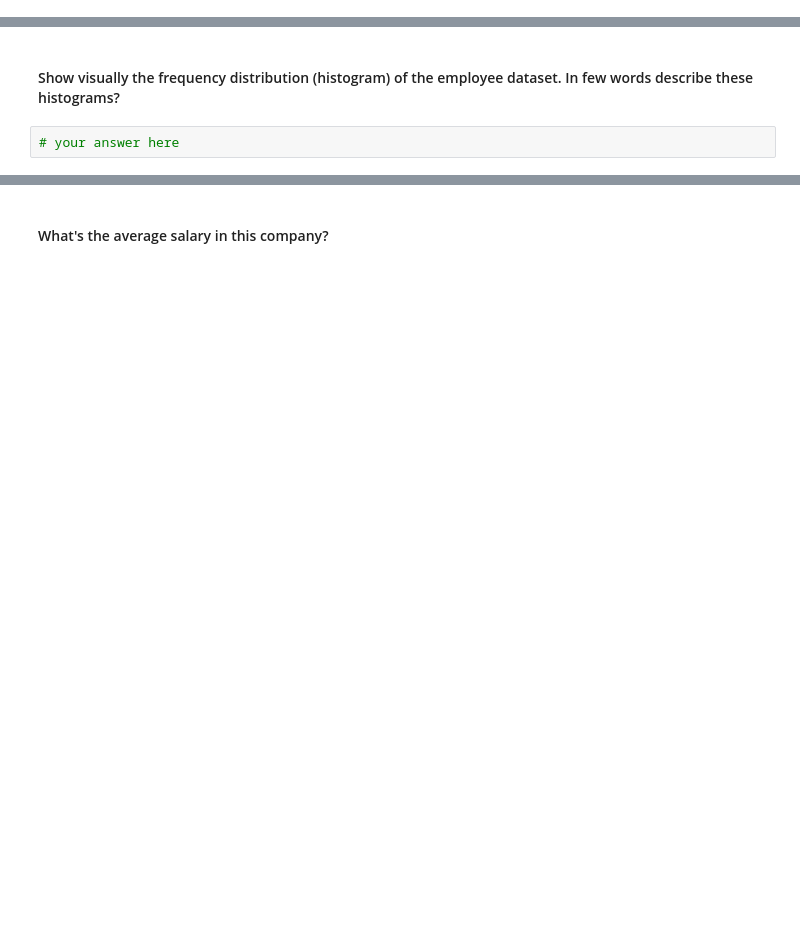
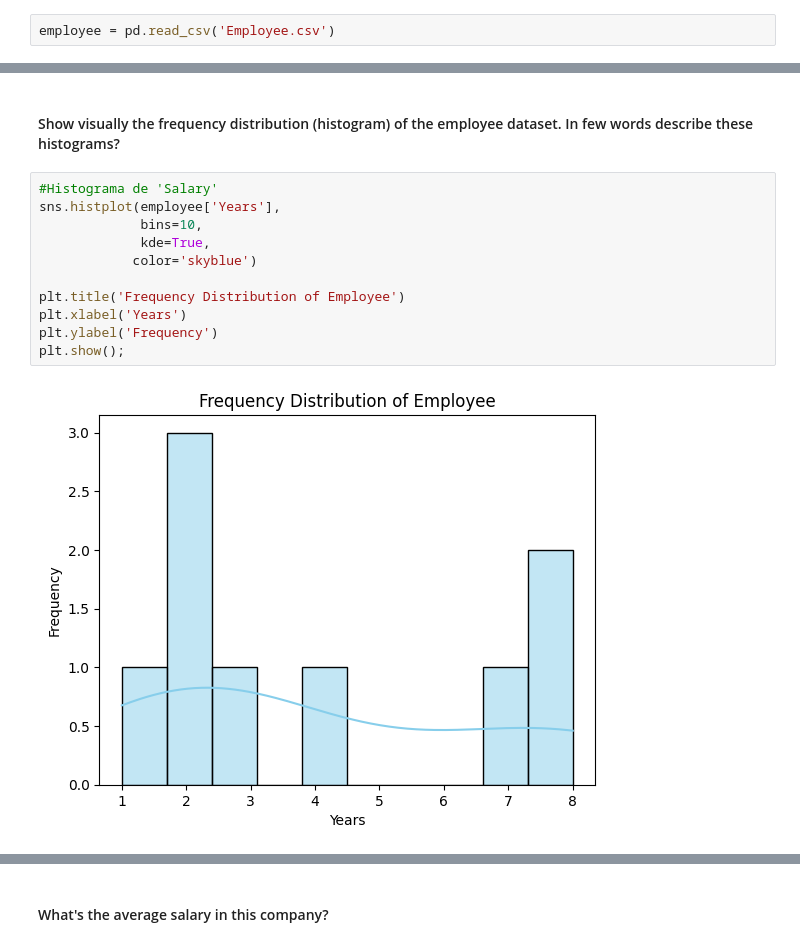
Before and after one commit to Ironhack-Data-Madrid-Octubre-2023/5.1-lab_subsetting_and_descriptive_stats, a Jupyter notebook: your-code/main.ipynb, the cells around one changed output, grey strips where cells are left out. Saved outputs shown, nothing was run; the diff lists cells and outputs as text; blank space fills up the shorter version.

```diff
--- a/your-code/main.ipynb
+++ b/your-code/main.ipynb
@@ -130,0 +129,2 @@ std
+# %%
+employee = pd.read_csv('Employee.csv')
@@ -135,4 +168,15 @@ std
 # %% [markdown]
 #### Show visually the frequency distribution (histogram) of the employee dataset. In few words describe these histograms?
-# %%
-# your answer here
+# %%
+#Histograma de 'Salary'
+sns.histplot(employee['Years'],
+             bins=10,
+             kde=True,
+            color='skyblue')
+
+plt.title('Frequency Distribution of Employee')
+plt.xlabel('Years')
+plt.ylabel('Frequency')
+plt.show();
+# %% [output]
+[figure, added]
```
Also changed, not shown: parts of 43 cells of this notebook.
